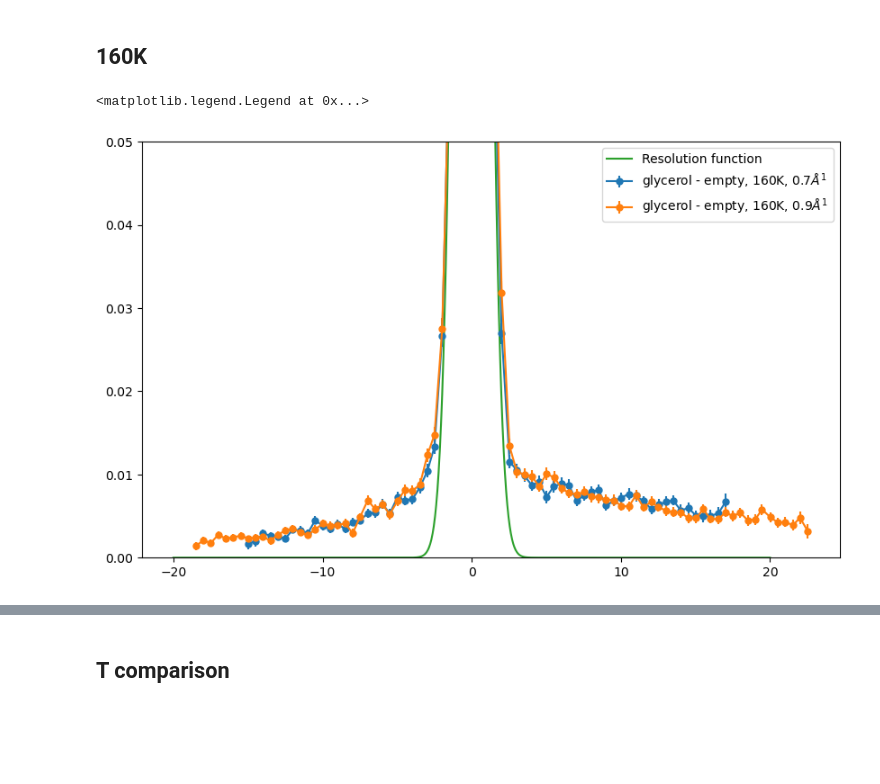
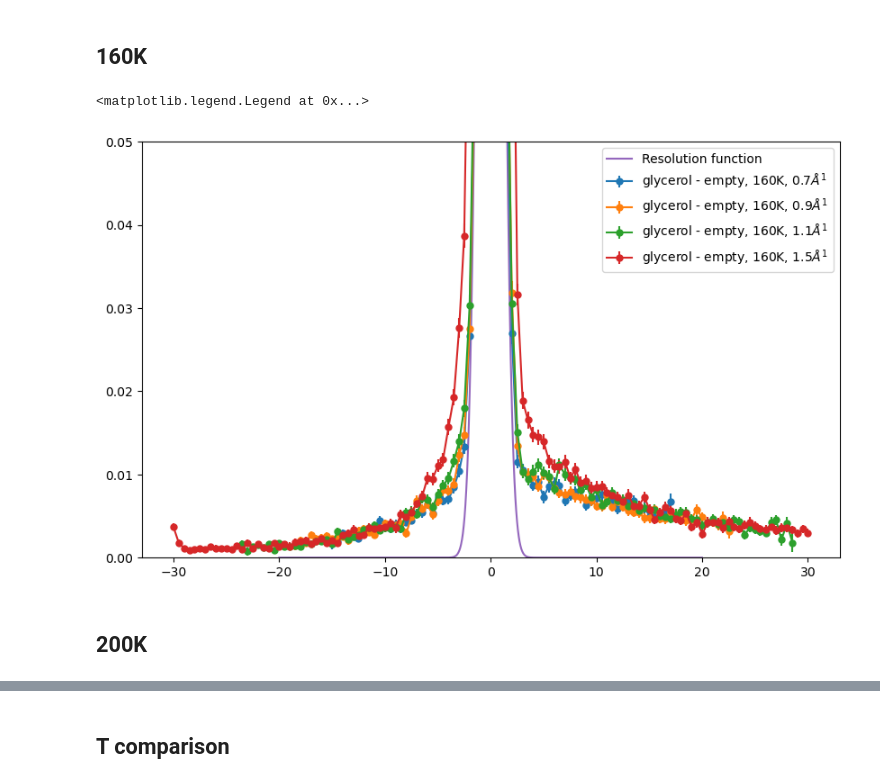
Before and after one commit to FabioBrugnara/IN8_Glicerol, a Jupyter notebook: 4-First view.ipynb, the cells around one changed output, grey strips where cells are left out. Saved outputs shown, nothing was run; the diff lists cells and outputs as text; code cells hidden in the pictures; blank space fills up the shorter version.

```diff
--- a/4-First view.ipynb
+++ b/4-First view.ipynb
@@ -124,0 +138,24 @@ FWHM = 2.07 +/- 0.03 meV
+# %%
+plt.figure(figsize=(10,5))
+
+S = data.loc[Nvana[.7]].data
+plt.errorbar(S.EN, S.CNTS, yerr=S.dCNTS, fmt='o', label='correnct conf (RAH=1, RAV=4)')
+
+S = data.loc[Nvana['.7 wrong curvature']].data
+plt.errorbar(S.EN, S.CNTS, yerr=S.dCNTS, fmt='o', label='correnct conf (RAH=4, RAV=4)')
+
+gauss = lambda x, A, x0, FWHM, c: A*np.exp(-(x-x0)**2/(2*(FWHM/2.355)**2)) + c
+
+popt, pcov = curve_fit(gauss, S.EN, S.CNTS, sigma=S.dCNTS, p0=[1000,0, 1, 0])
+X = np.linspace(S.EN.min(), S.EN.max(), 1000)
+plt.plot(X, gauss(X, *popt), label='Gaussian fit (FWHM = {:.2f} meV)'.format(popt[2]))
+
+plt.legend()
+plt.xlabel('Energy [meV]')
+plt.ylabel('Counts')
+plt.xlim(-5,+5)
+
+# print of the fit results
+print('Gaussian fit results:')
+print('x0 = {:.2f} +/- {:.2f} meV (working at Ef = 69.7 meV)'.format(popt[1], np.sqrt(pcov[1,1])))
+print('FWHM = {:.2f} +/- {:.2f} meV'.format(popt[2], np.sqrt(pcov[2,2])))
@@ -236,20 +281,20 @@ plt.ylim(0, .05)
 # %%
 plt.figure(figsize=(10,6))
 
 for q in [.7, .9, 1.1, 1.5]:
-    try:
-        S_gly = data.loc[Ngly[160,q]].data
-        S_empty = data.loc[Nempty[q]].data
-        CNTS = (S_gly.CNTS/S_gly.M1 - S_empty.CNTS/S_empty.M1)
-        dCNTS = np.sqrt((S_gly.dCNTS/S_gly.M1)**2 + (S_empty.dCNTS/S_empty.M1)**2)
-        EN = S_gly.EN
-        plt.errorbar(EN, CNTS, yerr=dCNTS, label='glycerol - empty, 160K, {:.1f}$\AA^1$'.format(q), ms = 5, fmt='o-')
-    except:
-        pass
+    S_gly = data.loc[Ngly[160,q]].data
+    S_empty = data.loc[Nempty[q]].data
+    CNTS = (S_gly.CNTS/S_gly.M1 - S_empty.CNTS/S_empty.M1)
+    dCNTS = np.sqrt((S_gly.dCNTS/S_gly.M1)**2 + (S_empty.dCNTS/S_empty.M1)**2)
+    EN = S_gly.EN
+    plt.errorbar(EN, CNTS, yerr=dCNTS, label='glycerol - empty, 160K, {:.1f}$\AA^1$'.format(q), ms = 5, fmt='o-')
+
 X = np.linspace(-20,20,1000)
 plt.plot(X, resf(X)*.25, label='Resolution function')
 plt.ylim(0, 0.05)
 plt.legend()
 # %% [output]
 <matplotlib.legend.Legend at 0x...>
-[figure, old version]
+[figure, new version]
+# %% [markdown]
+## 200K
```
Also changed, not shown: parts of 14 cells of this notebook, 53 other files.
